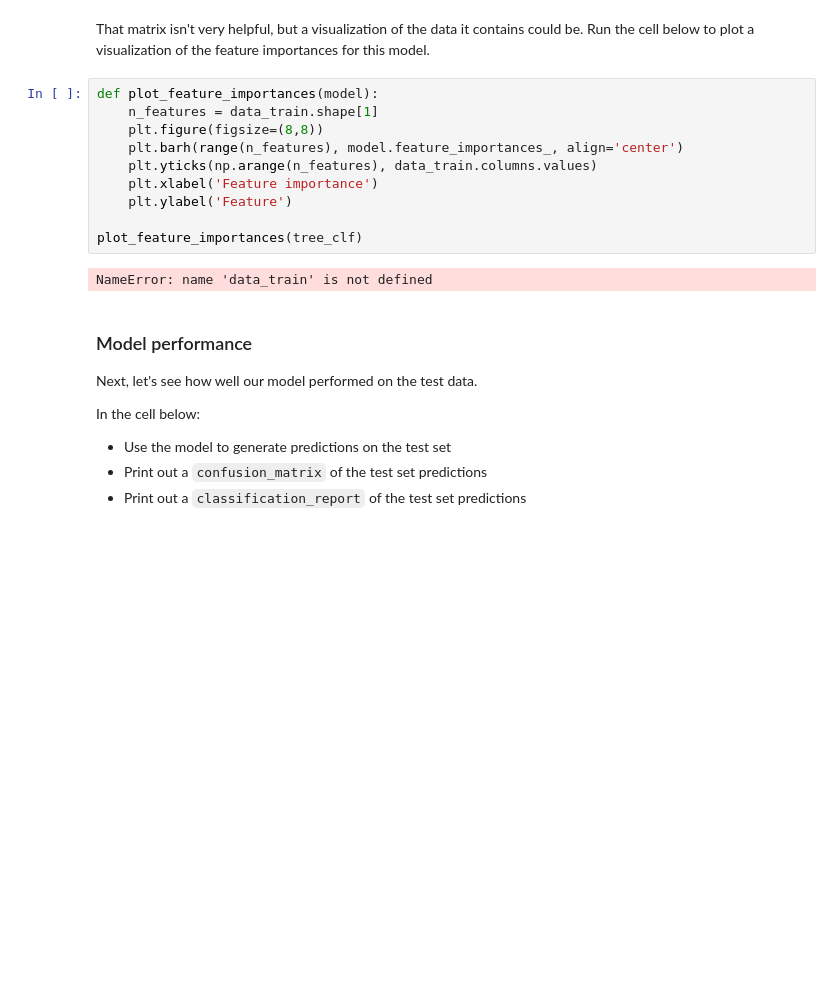
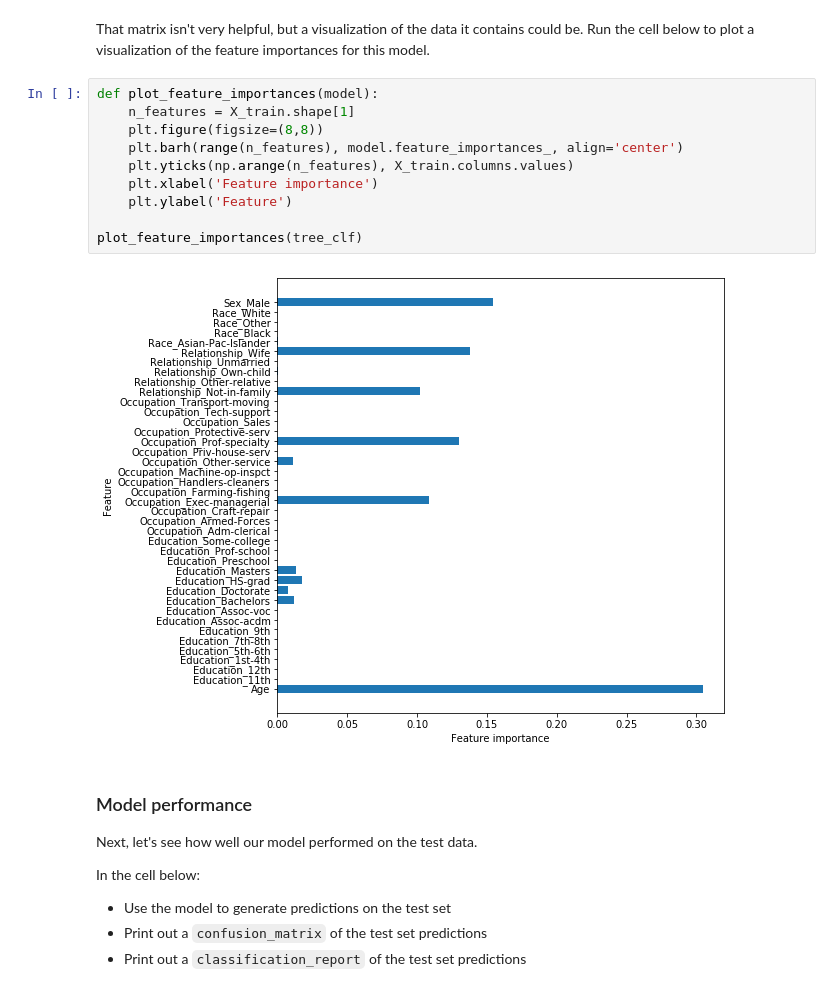
Before and after one commit to cmf-datasci/dsc-tree-ensembles-random-forests-lab-hbs-ds-060120, a Jupyter notebook: index.ipynb, the cells around one changed output. Drawn from its saved outputs; the diff is of its cells as text; blank space fills up the shorter version.

```diff
--- a/index.ipynb
+++ b/index.ipynb
@@ -145,16 +145,16 @@ array([0.30446918, 0.        , 0.        , 0.        , 0.        ,
 That matrix isn't very helpful, but a visualization of the data it contains could be.  Run the cell below to plot a visualization of the feature importances for this model.
 # %%
 def plot_feature_importances(model):
-    n_features = data_train.shape[1]
+    n_features = X_train.shape[1]
     plt.figure(figsize=(8,8))
     plt.barh(range(n_features), model.feature_importances_, align='center')
-    plt.yticks(np.arange(n_features), data_train.columns.values)
+    plt.yticks(np.arange(n_features), X_train.columns.values)
     plt.xlabel('Feature importance')
     plt.ylabel('Feature')
 
 plot_feature_importances(tree_clf)
 # %% [output]
-NameError: name 'data_train' is not defined
+[figure, added]
 # %% [markdown]
 ### Model performance
 
```
